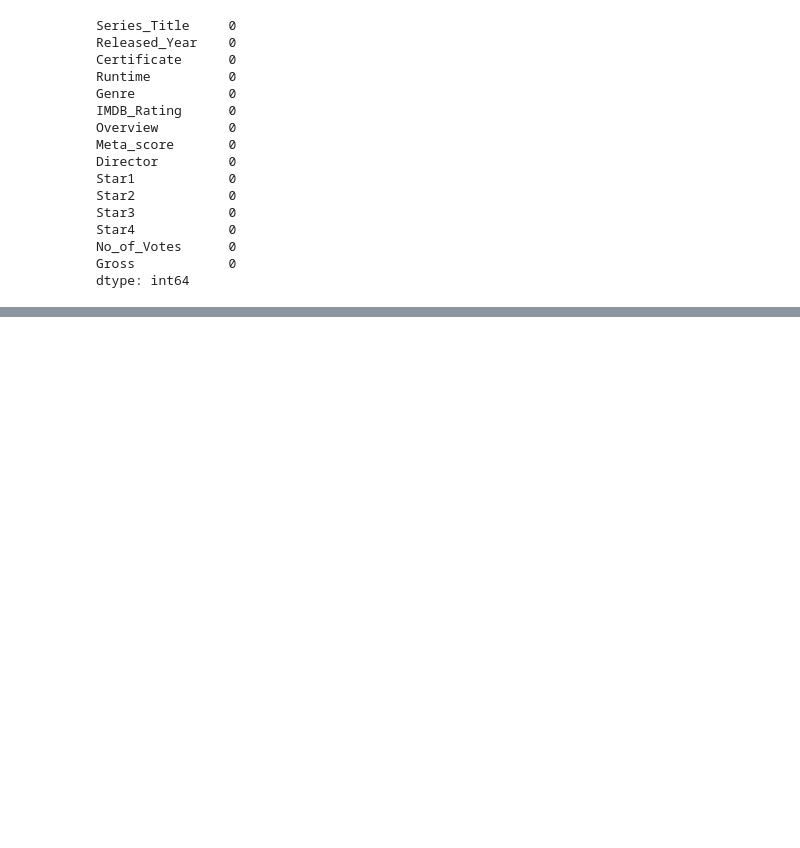
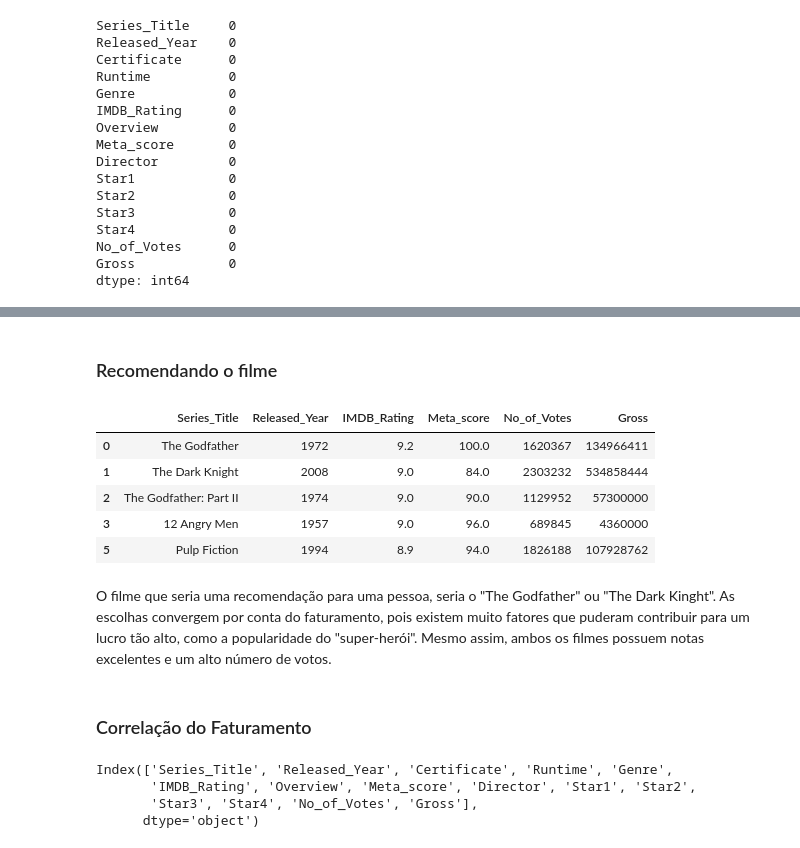
Before and after one commit to Mustasheep/LH-CD-THIAGO-DE-ASSIS, a Jupyter notebook: notebooks/desafio_indicium.ipynb, the cells around one changed output, grey strips where cells are left out. Drawn from its saved outputs; the diff is of its cells as text; code cells hidden in the pictures; blank space fills up the shorter version.

```diff
--- a/notebooks/desafio_indicium.ipynb
+++ b/notebooks/desafio_indicium.ipynb
@@ -207,0 +234,27 @@ dtype: int64
+# %% [markdown]
+### Recomendando o filme
+# %%
+# Recomendando um filme a partir das features
+col_recomend = ["Series_Title", "Released_Year", "IMDB_Rating", "Meta_score", "No_of_Votes", "Gross"]
+
+df_recomend = df[col_recomend].copy()
+df_recomend.sort_values(by=["IMDB_Rating", "No_of_Votes"], ascending=False, inplace=True)
+df_recomend.head()
+# %% [output]
+|  | Series_Title | Released_Year | IMDB_Rating | Meta_score | No_of_Votes | Gross |
+| 0 | The Godfather | 1972 | 9.2 | 100.0 | 1620367 | 134966411 |
+| 1 | The Dark Knight | 2008 | 9.0 | 84.0 | 2303232 | 534858444 |
+| 2 | The Godfather: Part II | 1974 | 9.0 | 90.0 | 1129952 | 57300000 |
+| 3 | 12 Angry Men | 1957 | 9.0 | 96.0 | 689845 | 4360000 |
+| 5 | Pulp Fiction | 1994 | 8.9 | 94.0 | 1826188 | 107928762 |
+# %% [markdown]
+O filme que seria uma recomendação para uma pessoa, seria o "The Godfather" ou "The Dark Kinght". As escolhas convergem por conta do faturamento, pois existem muito fatores que puderam contribuir para um lucro tão alto, como a popularidade do "super-herói". Mesmo assim, ambos os filmes possuem notas excelentes e um alto número de votos.
+# %% [markdown]
+### Correlação do Faturamento
+# %%
+df.columns
+# %% [output]
+Index(['Series_Title', 'Released_Year', 'Certificate', 'Runtime', 'Genre',
+       'IMDB_Rating', 'Overview', 'Meta_score', 'Director', 'Star1', 'Star2',
+       'Star3', 'Star4', 'No_of_Votes', 'Gross'],
+      dtype='object')
```
Also changed, not shown: parts of 13 cells of this notebook.
